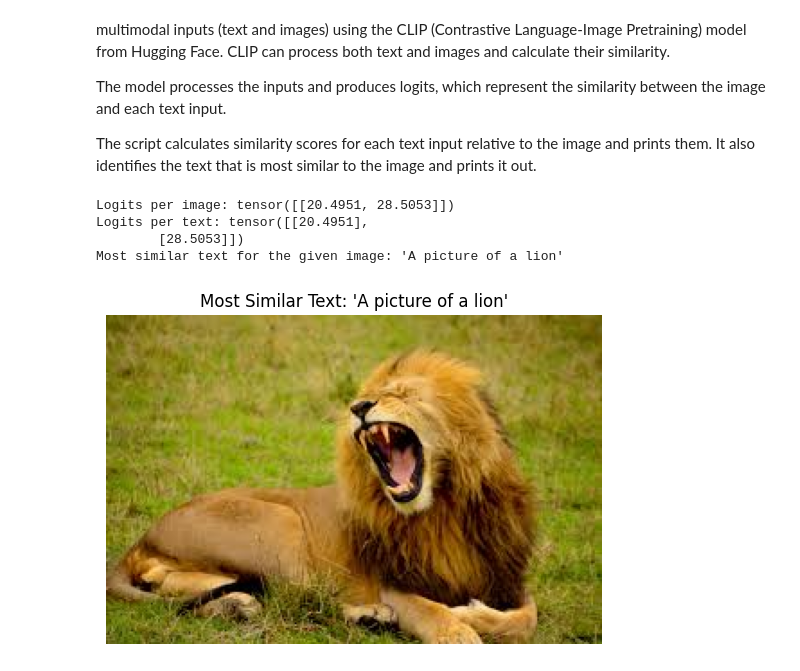
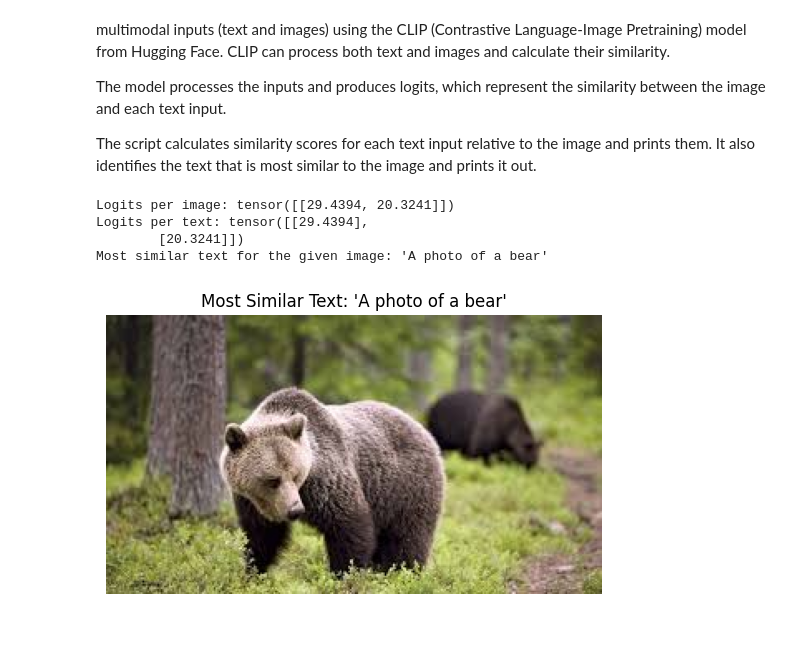
Before and after one commit to johnjustine5646/Principlesof_LLMs_Lab, a Jupyter notebook: John_522_Lab8.ipynb, the cells around one changed output. Saved outputs shown, nothing was run; the diff lists cells and outputs as text; code cells hidden in the pictures; blank space fills up the shorter version.

```diff
--- a/John_522_Lab8.ipynb
+++ b/John_522_Lab8.ipynb
@@ -56,41 +56,41 @@ model = CLIPModel.from_pretrained(model_name_or_path)
 processor = CLIPProcessor.from_pretrained(model_name_or_path)
 
 # Example inputs
-text_inputs = ["A photo of a cat", "A picture of a lion"]
-image_path = "/content/images.jpg"
+text_inputs = ["A photo of a bear", "A picture of a lion"]
+image_path = "/content/animal.jpeg"
 
 # Open the image
 image = Image.open(image_path)
 
 # Preprocess the inputs
 inputs = processor(text=text_inputs, images=image, return_tensors="pt", padding=True)
 
 # Forward pass through the model
 with torch.no_grad():
     outputs = model(**inputs)
 
 # Extract the logits (similarity scores)
 logits_per_image = outputs.logits_per_image   # Image-to-text similarity
 logits_per_text = outputs.logits_per_text     # Text-to-image similarity
 
 # Print the similarity scores
 print(f"Logits per image: {logits_per_image}")
 print(f"Logits per text: {logits_per_text}")
 
 # Get the most similar text for the given image
 most_similar_text_index = logits_per_image.argmax()
 most_similar_text = text_inputs[most_similar_text_index]
 
 print(f"Most similar text for the given image: '{most_similar_text}'")
 
 # Display the image
 plt.imshow(image)
 plt.title(f"Most Similar Text: '{most_similar_text}'")
 plt.axis('off')  # Hide axes
 plt.show()
 # %% [output]
-Logits per image: tensor([[20.4951, 28.5053]])
-Logits per text: tensor([[20.4951],
-        [28.5053]])
-Most similar text for the given image: 'A picture of a lion'
+Logits per image: tensor([[29.4394, 20.3241]])
+Logits per text: tensor([[29.4394],
+        [20.3241]])
+Most similar text for the given image: 'A photo of a bear'
-[figure, old version]
+[figure, new version]
```
Also changed, not shown: parts of 3 cells of this notebook.
